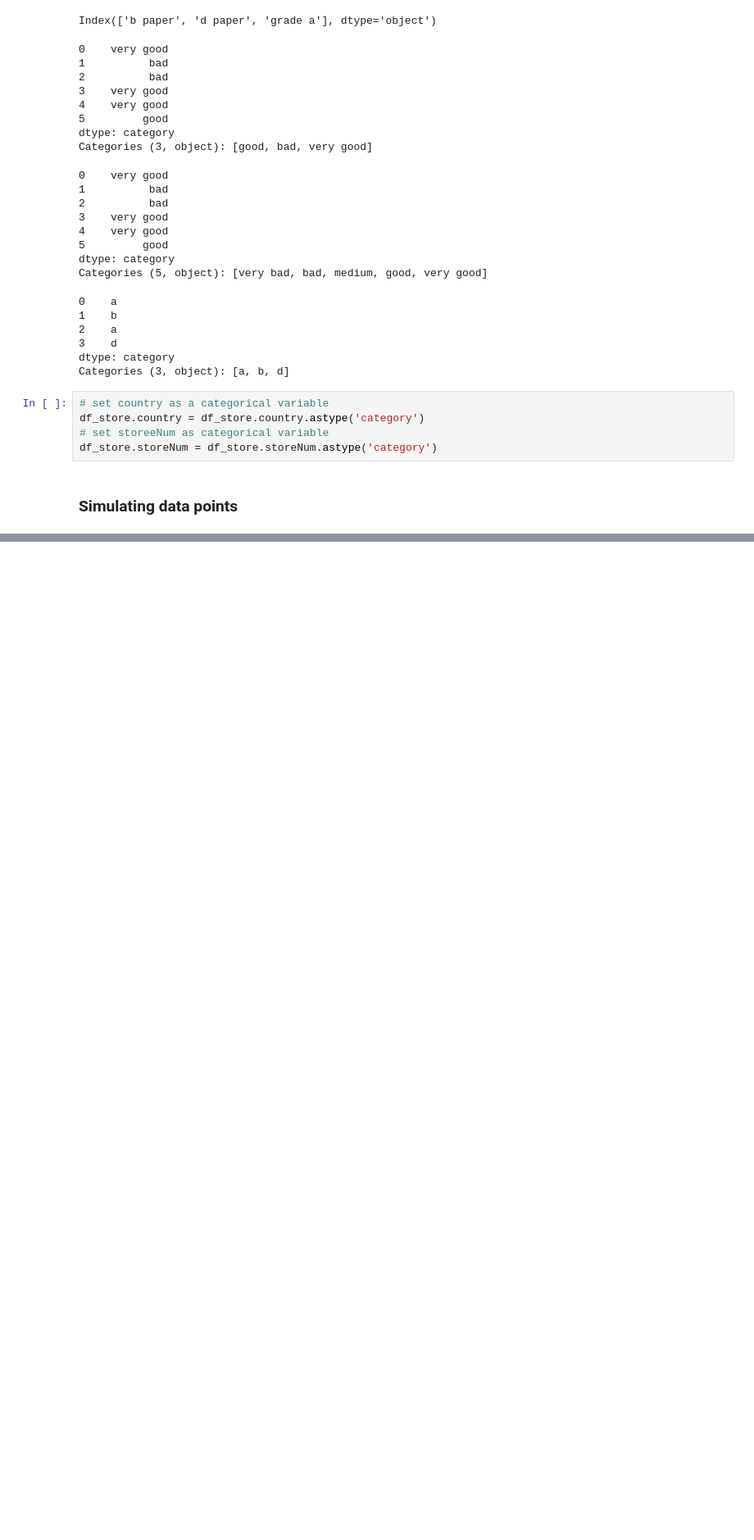
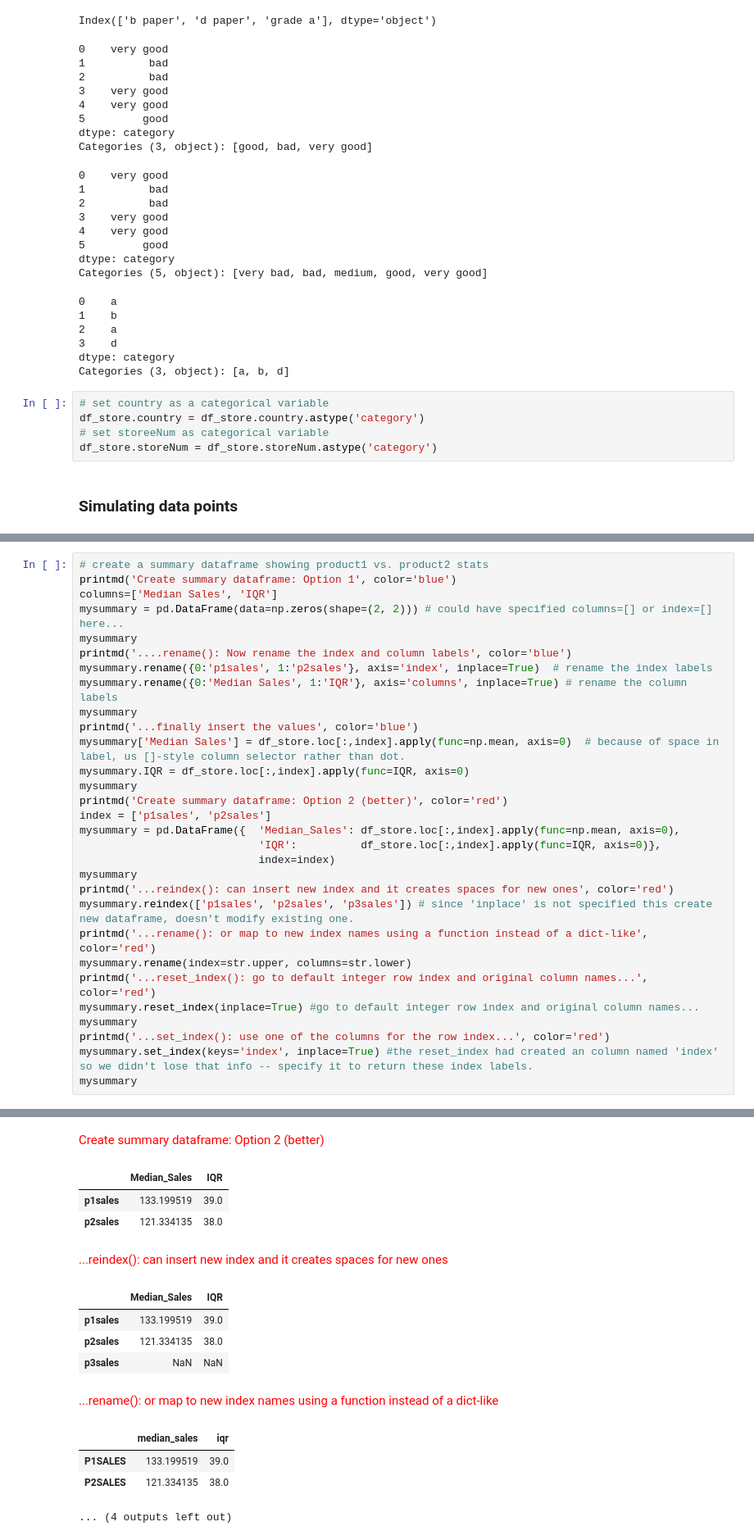
Before and after one commit to dyoung418/pandas-r-for-mktg, a Jupyter notebook: 3_simdata_plotting.ipynb, the cells around one changed output, grey strips where cells are left out. Shown at 82% size. Saved outputs shown, nothing was run; the diff lists cells and outputs as text; blank space fills up the shorter version.

```diff
--- a/3_simdata_plotting.ipynb
+++ b/3_simdata_plotting.ipynb
@@ -398,0 +646,31 @@ dtype: float64
+# %%
+# create a summary dataframe showing product1 vs. product2 stats
+printmd('Create summary dataframe: Option 1', color='blue')
+columns=['Median Sales', 'IQR']
+mysummary = pd.DataFrame(data=np.zeros(shape=(2, 2))) # could have specified columns=[] or index=[] here...
+mysummary
+printmd('....rename(): Now rename the index and column labels', color='blue')
+mysummary.rename({0:'p1sales', 1:'p2sales'}, axis='index', inplace=True)  # rename the index labels
+mysummary.rename({0:'Median Sales', 1:'IQR'}, axis='columns', inplace=True) # rename the column labels
+mysummary
+printmd('...finally insert the values', color='blue')
+mysummary['Median Sales'] = df_store.loc[:,index].apply(func=np.mean, axis=0)  # because of space in label, us []-style column selector rather than dot.
+mysummary.IQR = df_store.loc[:,index].apply(func=IQR, axis=0)
+mysummary
+printmd('Create summary dataframe: Option 2 (better)', color='red')
+index = ['p1sales', 'p2sales']
+mysummary = pd.DataFrame({  'Median_Sales': df_store.loc[:,index].apply(func=np.mean, axis=0),
+                            'IQR':          df_store.loc[:,index].apply(func=IQR, axis=0)},
+                            index=index)
+mysummary
+printmd('...reindex(): can insert new index and it creates spaces for new ones', color='red')
+mysummary.reindex(['p1sales', 'p2sales', 'p3sales']) # since 'inplace' is not specified this create new dataframe, doesn't modify existing one.
+printmd('...rename(): or map to new index names using a function instead of a dict-like', color='red')
+mysummary.rename(index=str.upper, columns=str.lower)
+printmd('...reset_index(): go to default integer row index and original column names...', color='red')
+mysummary.reset_index(inplace=True) #go to default integer row index and original column names...
+mysummary
+printmd('...set_index(): use one of the columns for the row index...', color='red')
+mysummary.set_index(keys='index', inplace=True) #the reset_index had created an column named 'index' so we didn't lose that info -- specify it to return these index labels.
+mysummary
+# %% [output]
@@ -398,0 +689,14 @@ dtype: float64
+<span style='color:red'>Create summary dataframe: Option 2 (better)</span>
+|  | Median_Sales | IQR |
+| p1sales | 133.199519 | 39.0 |
+| p2sales | 121.334135 | 38.0 |
+<span style='color:red'>...reindex(): can insert new index and it creates spaces for new ones</span>
+|  | Median_Sales | IQR |
+| p1sales | 133.199519 | 39.0 |
+| p2sales | 121.334135 | 38.0 |
+| p3sales | NaN | NaN |
+<span style='color:red'>...rename(): or map to new index names using a function instead of a dict-like</span>
+|  | median_sales | iqr |
+| P1SALES | 133.199519 | 39.0 |
+| P2SALES | 121.334135 | 38.0 |
+... (4 outputs left out)
```
Also changed, not shown: parts of 26 cells of this notebook.
